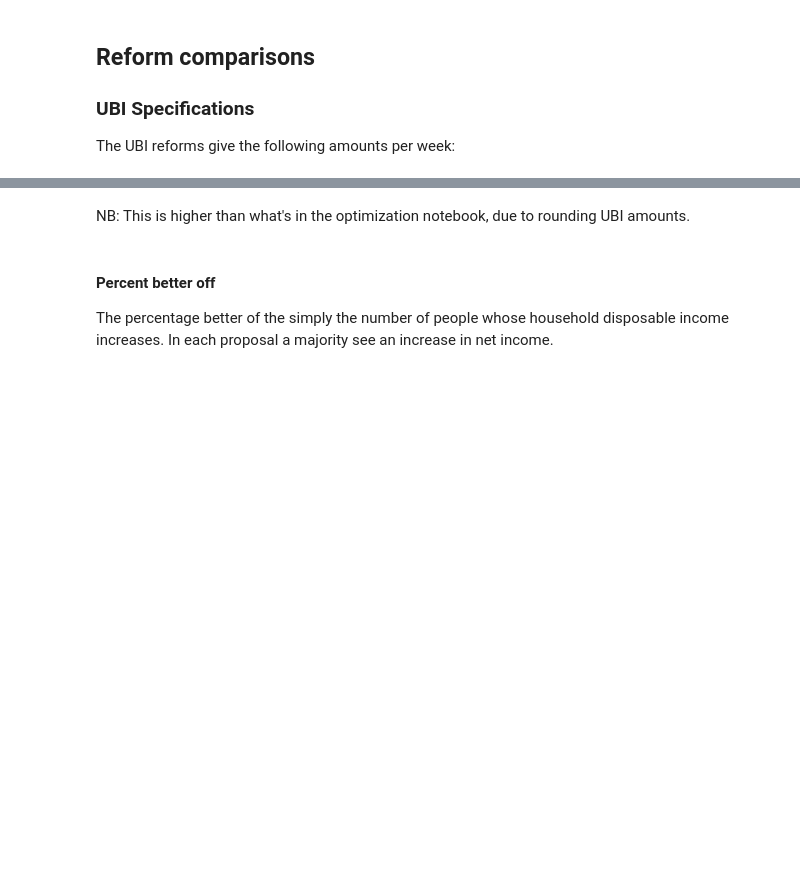
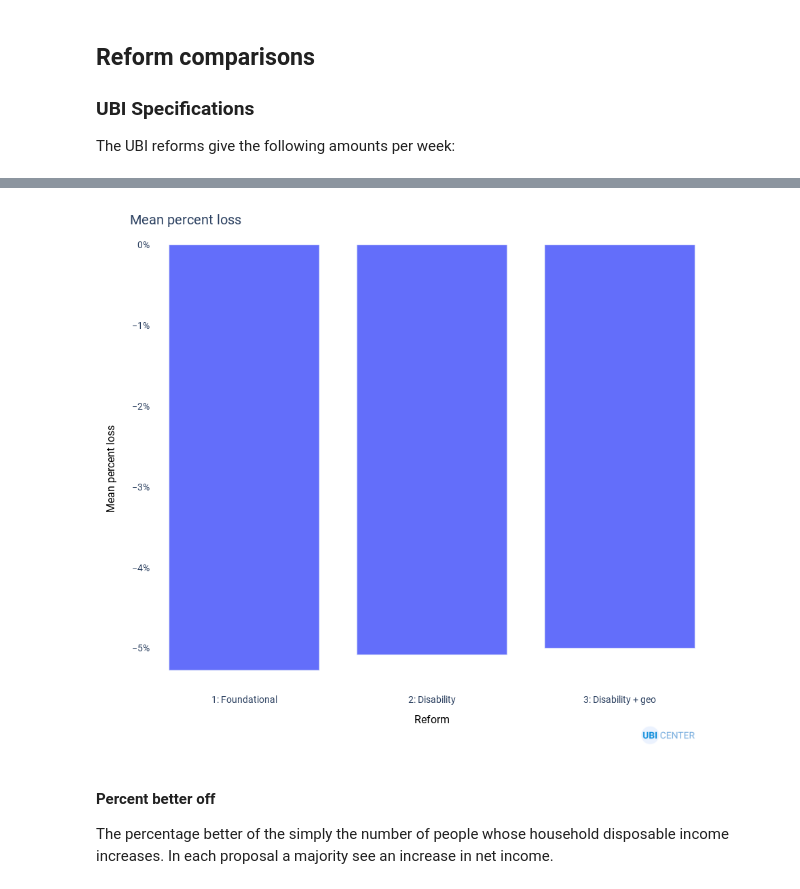
Before and after one commit to UBICenter/uk, a Jupyter notebook: jb/uk_ft_ubi.ipynb, the cells around one changed output, grey strips where cells are left out. Saved outputs shown, nothing was run; the diff lists cells and outputs as text; code cells hidden in the pictures; blank space fills up the shorter version.

Commit message:
Add winners and % loss graphs

```diff
--- a/jb/uk_ft_ubi.ipynb
+++ b/jb/uk_ft_ubi.ipynb
@@ -75,7 +75,7 @@ def ubi_chart(fig, name, showlegend=True):
     fig.write_image(f"images/{name}.png", scale=2)
 
 
-p, h, decile = get_dfs()
+p, h, reform, decile = get_dfs()
 
 net_change = mdf.weighted_sum(
     h, "household_net_income_chg", "household_weight", groupby="reform"
@@ -175,2 +139,0 @@ np.maximum(np.nan, 0)
-# %% [markdown]
-NB: This is higher than what's in the optimization notebook, due to rounding UBI amounts.
@@ -180,8 +140,15 @@ mean_pct_loss
 # %%
-fig = px.bar(mean_pct_loss)
+fig = px.bar(reform.household_net_income_pl)
 # TODO: Add decimal.
-fig.update_layout(title="Mean percent loss", xaxis_title="Reform", yaxis_title="Mean percent loss", yaxis_tickformat="%")
+fig.update_layout(
+    title="Mean percent loss",
+    xaxis_title="Reform",
+    yaxis_title="Mean percent loss",
+    yaxis_tickformat="%",
+)
 ubi_chart(fig, "mean_pct_loss", showlegend=False)
+# %% [output]
+[figure, added]
 # %% [markdown]
 #### Percent better off
 
```
Also changed, not shown: parts of 12 cells of this notebook, 4 other files.
